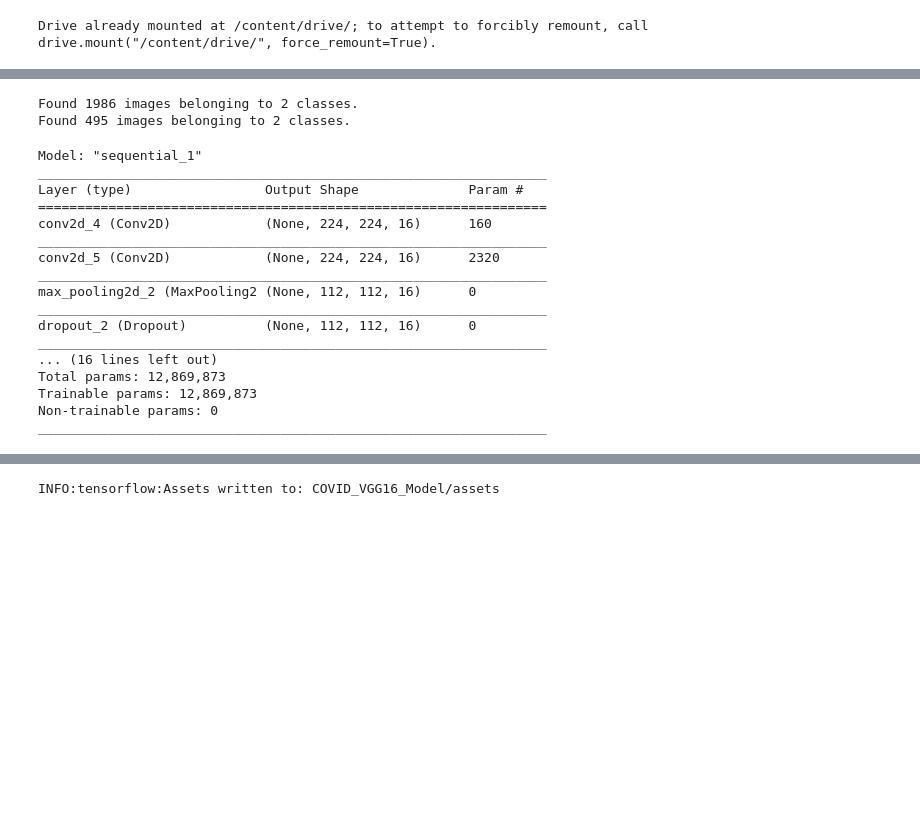
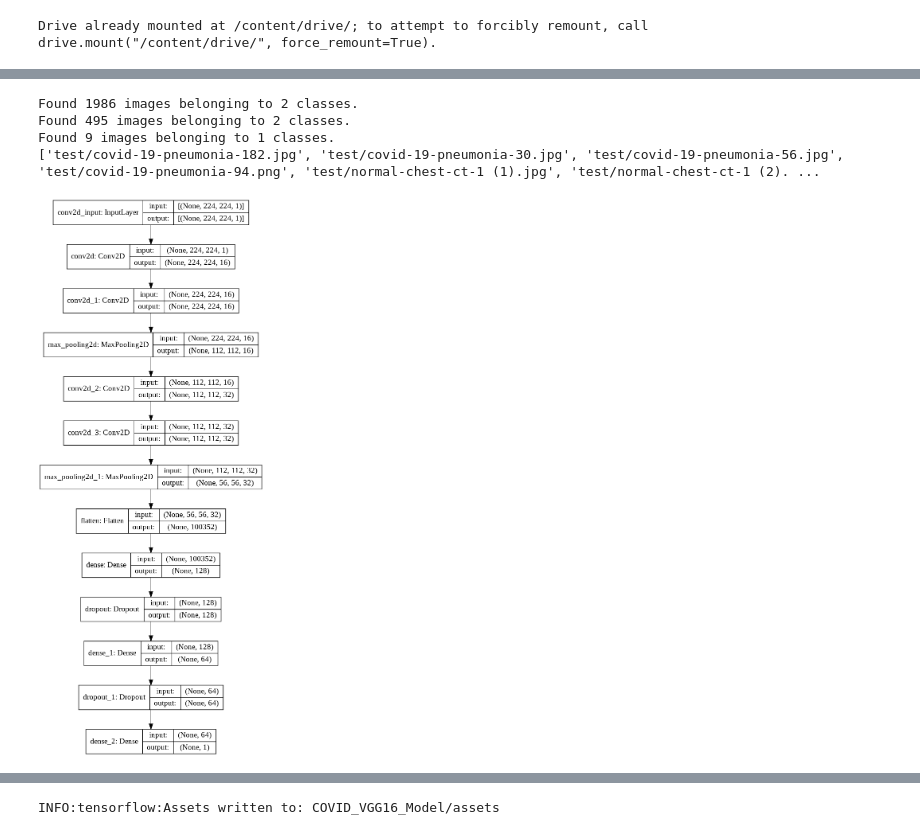
Before and after one commit to Minatozaki0911/COVID-TB_Classification_VGG16, a Jupyter notebook: COVID_VGG16.ipynb, the cells around one changed output, grey strips where cells are left out. Saved outputs shown, nothing was run; the diff lists cells and outputs as text; code cells hidden in the pictures; blank space fills up the shorter version.

```diff
--- a/COVID_VGG16.ipynb
+++ b/COVID_VGG16.ipynb
@@ -30,27 +32,42 @@ path = '/content/drive/MyDrive/Dataset/CT_COVID'
 # %%
-datagen = ImageDataGenerator(rescale=1./255,
+# DATA PREPARATION
+train_datagen = ImageDataGenerator(rescale=1./255,
                              shear_range=0.1,
                              zoom_range=0.1,
                              horizontal_flip=True,
                              validation_split=0.2)
+test_datagen = ImageDataGenerator(rescale=1./255)
 
-train_generator = datagen.flow_from_directory(path,
+
+train_generator = train_datagen.flow_from_directory(train_path,
                                                target_size=(224,224),
                                                batch_size=BATCH_SIZE,
                                                color_mode='grayscale',
                                                class_mode='binary',
                                                shuffle=True,
                                                subset='training')
-validation_generator = datagen.flow_from_directory(path,
+
+validation_generator = train_datagen.flow_from_directory(train_path,
                                                target_size=IMAGE_SIZE,
                                                batch_size=BATCH_SIZE,
                                                color_mode='grayscale',
                                                class_mode='binary',
                                                shuffle=True,
                                                subset='validation')
+
+test_generator = test_datagen.flow_from_directory(test_path,
+                                                  target_size=(224, 224),
+                                                  color_mode="grayscale",
+                                                  classes=['test'],
+                                                  class_mode='binary',
+                                                  batch_size=1,
+                                                  shuffle=False)
+print(test_generator.filenames)
 # %% [output]
 Found 1986 images belonging to 2 classes.
 Found 495 images belonging to 2 classes.
+Found 9 images belonging to 1 classes.
+['test/covid-19-pneumonia-182.jpg', 'test/covid-19-pneumonia-30.jpg', 'test/covid-19-pneumonia-56.jpg', 'test/covid-19-pneumonia-94.png', 'test/normal-chest-ct-1 (1).jpg', 'test/normal-chest-ct-1 (2). ...
 # %%
 def VGG16():
   model = Sequential()
@@ -68,26 +85,10 @@ def VGG16():
   model.add(Dense(1, activation='sigmoid'))
   return model
-# %%
-model = VGG16()
-model.summary()
-# %% [output]
-Model: "sequential_1"
-_________________________________________________________________
-Layer (type)                 Output Shape              Param #
-=================================================================
-conv2d_4 (Conv2D)            (None, 224, 224, 16)      160
-_________________________________________________________________
-conv2d_5 (Conv2D)            (None, 224, 224, 16)      2320
-_________________________________________________________________
-max_pooling2d_2 (MaxPooling2 (None, 112, 112, 16)      0
-_________________________________________________________________
-dropout_2 (Dropout)          (None, 112, 112, 16)      0
-_________________________________________________________________
-... (16 lines left out)
-Total params: 12,869,873
-Trainable params: 12,869,873
-Non-trainable params: 0
-_________________________________________________________________
+# %%
+model = VGG16()
+plot_model(model, to_file='model_plot.png', show_shapes=True, show_layer_names=True)
+# %% [output]
+[figure, added]
 # %%
 initial_learning_rate = 0.0001
 lr_schedule = keras.optimizers.schedules.ExponentialDecay(
```
Also changed, not shown: parts of 11 cells of this notebook.
